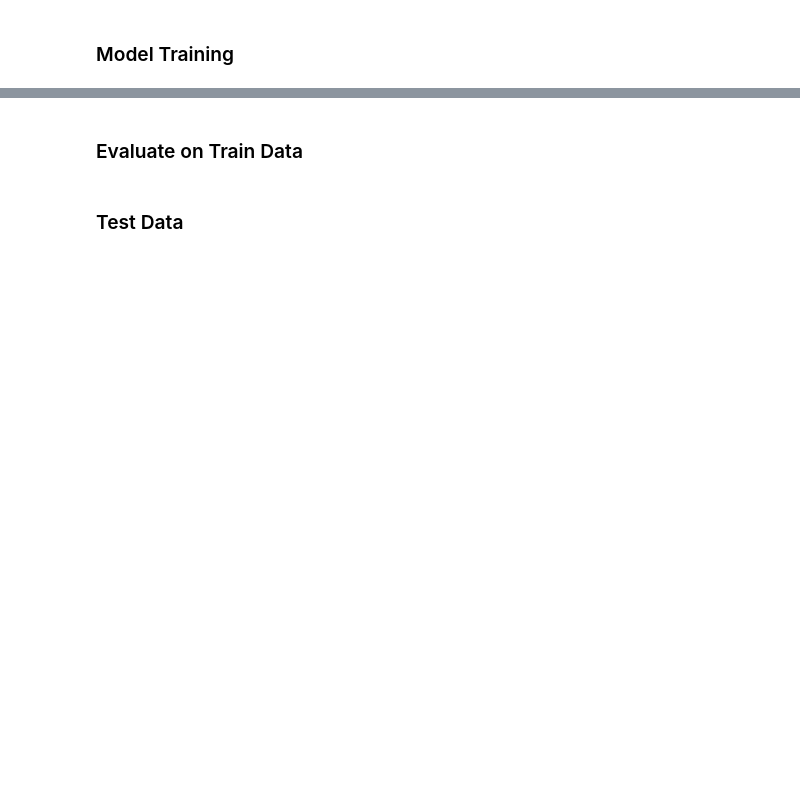
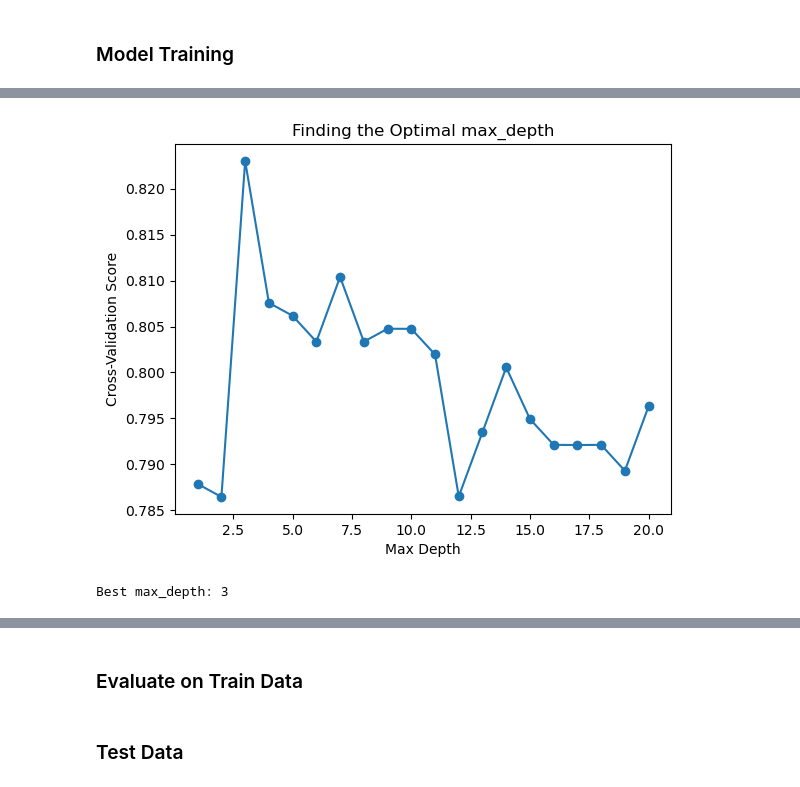
Before and after one commit to Graceyujung/Kaggle, a Jupyter notebook: Kaggle/titanic/titanic.ipynb, the cells around one changed output, grey strips where cells are left out. Drawn from its saved outputs; the diff is of its cells as text; code cells hidden in the pictures; blank space fills up the shorter version.

```diff
--- a/Kaggle/titanic/titanic.ipynb
+++ b/Kaggle/titanic/titanic.ipynb
@@ -365,0 +571,3 @@ X_train, X_test, Y_train, Y_test = train_test_split(X, Y, test_size=0.2, random_
+# %%
+dt = DecisionTreeClassifier(random_state=42)
+evaluate_model(dt, X_train_scaled, X_test_scaled, Y_train, Y_test)
@@ -365,0 +601,19 @@ X_train, X_test, Y_train, Y_test = train_test_split(X, Y, test_size=0.2, random_
+# %%
+scores = []
+depths = range(1, 21)
+for d in depths:
+    dt = DecisionTreeClassifier(criterion='entropy', max_depth=d)
+    score = cross_val_score(dt, X_train_scaled, Y_train, cv=5).mean()
+    scores.append(score)
+
+plt.plot(depths, scores, marker='o')
+plt.xlabel("Max Depth")
+plt.ylabel("Cross-Validation Score")
+plt.title("Finding the Optimal max_depth")
+plt.show()
+
+best_depth = depths[np.argmax(scores)]
+print(f"Best max_depth: {best_depth}")
+# %% [output]
+[figure, added]
+Best max_depth: 3
```
Also changed, not shown: parts of 55 cells of this notebook.
